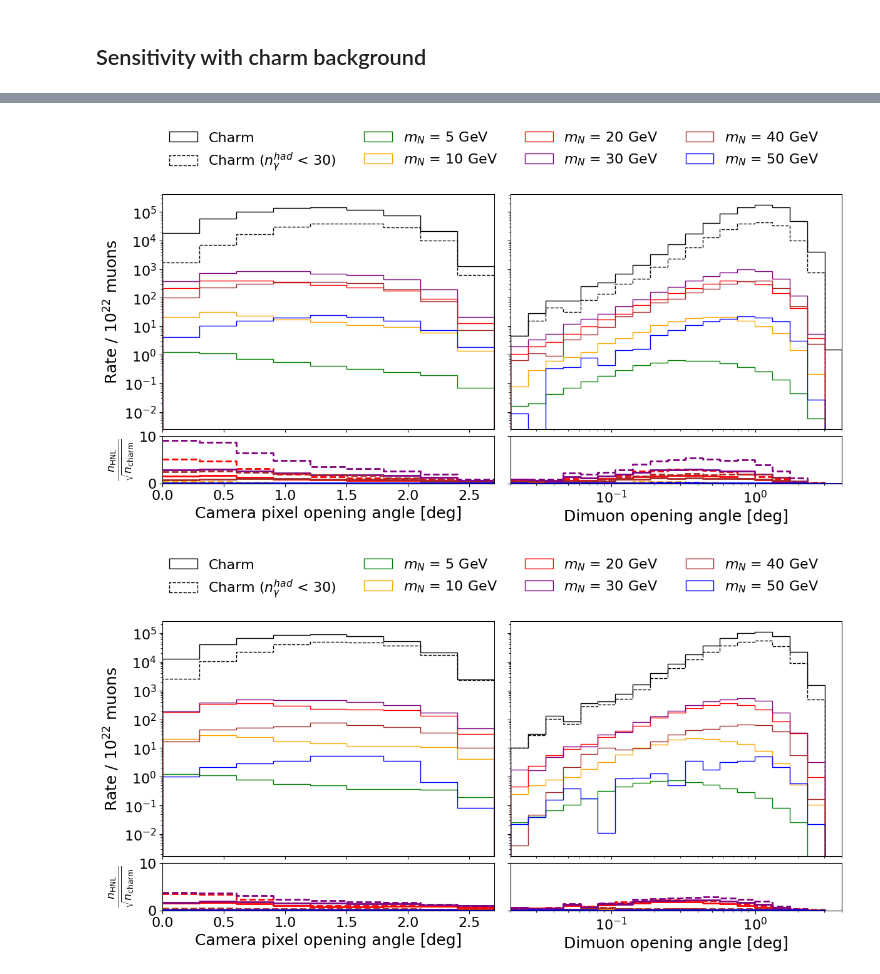
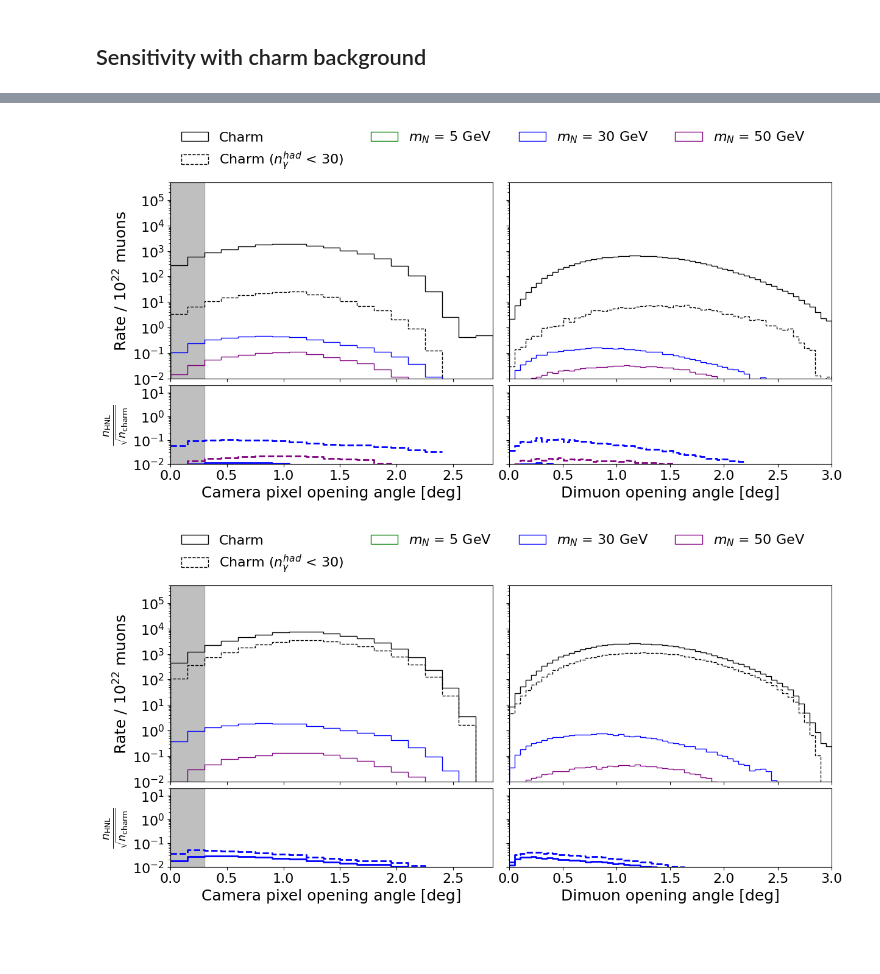
Before and after one commit to nickkamp1/NeutrinoFactoryHNL, a Jupyter notebook: Balloon.ipynb, the cells around one changed output, grey strips where cells are left out. Drawn from its saved outputs; the diff is of its cells as text; code cells hidden in the pictures; blank space fills up the shorter version.

```diff
--- a/Balloon.ipynb
+++ b/Balloon.ipynb
@@ -195,9 +195,9 @@ xs_data_interp = interp1d(xs_data[:, 0], xs_data[:, 1], kind='linear', fill_valu
 xs_correction_factor = lambda mN : xs_data_interp(mN) / (sigma(5000, mN, 1)/1e-40)
 # %%
 colors = ['green', 'orange', 'red']
-radial_cut = 25
+radial_cut = 0
 xs_corr_factor_flag = False
-use_bkg = True
+use_bkg = False
 
 from scipy.stats import poisson,norm
 
@@ -264,8 +264,8 @@ for _ax in ax:
     _ax.set_ylabel(r'$|U_\mu|^2$')
     _ax.set_xscale('log')
     _ax.set_yscale('log')
-    _ax.set_xlim(m_N_range_full[0], m_N_range_full[-1])
-    _ax.set_ylim(U2_range_full[0], U2_range_full[-1])
+    _ax.set_xlim(5,100)#m_N_range_full[0], m_N_range_full[-1])
+    _ax.set_ylim(1e-14,1e-11)#U2_range_full[0], U2_range_full[-1])
 plt.show()
 # %% [output]
 Saved keys: ['2_30.0_2.0', '2_30.0_5.0', '5_30.0_2.0', '5_30.0_5.0', '8_30.0_2.0', '8_30.0_5.0']
@@ -394,44 +442,51 @@ FileNotFoundError: [Errno 2] No such file or directory: 'data/muon_image_spread_
 # %%
 hnl_data = {}
-charm_data = {}
-masses = [5,10,20,30,40,50]
-colors = ['green', 'orange', 'red', 'purple', 'brown', 'blue']
+charm_data_scatter = {}
+charm_data_decay = {}
+masses = [5,30,50]
+colors = ['green', 'blue', 'purple']
 
-for det in [2,5,8]:
+for det in [2,5,8,11]:
     for mass in masses:
-        hnl_data[(det,mass)] = load_hnl(mass,file_tag="det%d_"%det)
-    charm_data[det] = load_charm(charm_dir = "data/scan_results_balloon_charm_det%d"%det)
+        hnl_data[(det,mass)] = load_hnl(mass,file_tag="det%d_R4_"%det, select_u2="", u2min=0.9e-12,u2max=1.1e-12)
+    charm_data_scatter[det] = load_charm(charm_dir = "data/scan_results_balloon_charm_det%d_R4"%det)
+    charm_data_decay[det] = load_charm(charm_dir = "data/scan_results_balloon_charm_decay_det%d_R4"%det)
 # %%
-op_true_bins = np.linspace(0,3,60,np.logspace(np.log10(0.02), np.log10(4.0), 20)   # deg
-op_reco_bins = np.arange(0,3,0.3)
-for det,ls in zip([2,5,8],['-','--',':']):
-    fig,ax = plt.subplots(2,2, figsize=(14,6), sharey="row", sharex="col", gridspec_kw={'width_ratios':[1,1],'height_ratios':[1,0.2]})
+op_true_bins = np.linspace(0,3,60)#,np.logspace(np.log10(0.02), np.log10(4.0), 20)   # deg
+op_reco_bins = np.arange(0,3,0.15)
+#op_true_bins = op_reco_bins
+charm_data = charm_data_scatter
+for det in [11,2,5,8]:
+    fig,ax = plt.subplots(2,2, figsize=(14,6), sharey="row", sharex="col", gridspec_kw={'width_ratios':[1,1],'height_ratios':[1,0.4]})
+    ax[0,0].fill_between([0.0,0.3],1e-2,5e5,color='gray',alpha=0.5)
+    ax[1,0].fill_between([0.0,0.3],1e-2,2e1,color='gray',alpha=0.5)
     plt.subplots_adjust(hspace=0.05,wspace=0.05)
     n_bkg_reco,_,_ = ax[0,0].hist(charm_data[det]["oncam_sep_deg"],bins=op_reco_bins,weights=charm_data[det]["weight"],color='black',histtype='step',label="Charm")
     n_bkg_reco_cut,_,_ = ax[0,0].hist(charm_data[det]["oncam_sep_deg"],bins=op_reco_bins,weights=charm_data[det]["weight"]*(charm_data[det]["had_photons"]<30),color='black',histtype='step',ls="--",label=r"Charm ($n_\gamma^{had}$ < 30)")
     n_bkg_true,_,_ = ax[0,1].hist(charm_data[det]["opening_deg"],bins=op_true_bins,weights=charm_data[det]["weight"],color='black',histtype='step')
     n_bkg_true_cut,_,_ = ax[0,1].hist(charm_data[det]["opening_deg"],bins=op_true_bins,weights=charm_data[det]["weight"]*(charm_data[det]["had_photons"]<30),color='black',histtype='step',ls="--")
     for mass,color in zip(masses,colors):
         n_sig_reco,_,_ = ax[0,0].hist(hnl_data[(det,mass)]["oncam_sep_deg"],bins=op_reco_bins,weights=hnl_data[(det,mass)]["weight"],color=color,histtype='step',label=r"$m_N$ = %d GeV"%mass)
         n_sig_true,_,_ = ax[0,1].hist(hnl_data[(det,mass)]["opening_deg"],bins=op_true_bins,weights=hnl_data[(det,mass)]["weight"],color=color,histtype='step',label=r"$m_N$ = %d GeV"%mass)
         ax[1,0].step(op_reco_bins,np.append(n_sig_reco/np.sqrt(n_bkg_reco),0),where='post',color=color)
         ax[1,1].step(op_true_bins,np.append(n_sig_true/np.sqrt(n_bkg_true),0),where='post',color=color)
         ax[1,0].step(op_reco_bins,np.append(n_sig_reco/np.sqrt(n_bkg_reco_cut),0),where='post',color=color,ls="--")
         ax[1,1].step(op_true_bins,np.append(n_sig_true/np.sqrt(n_bkg_true_cut),0),where='post',color=color,ls="--")
     ax[0,0].semilogy()
+    ax[0,0].set_ylim(1e-2,5e5)
     ax[0,0].set_ylabel("Rate / $10^{22}$ muons")
-    ax[0,1].loglog()
+    ax[0,1].semilogy()
     ax[1,0].set_ylabel(r"$\frac{n_{\rm HNL}}{\sqrt{n_{\rm charm}}}$")
-    #ax[1,0].semilogy()
-    ax[1,0].grid(True,axis='y')
+    ax[1,0].semilogy()
+    #ax[1,0].grid(True,axis='y')
     ax[1,0].set_xlim(op_reco_bins[0],op_reco_bins[-1])
-    ax[1,0].set_ylim(0,10)
+    ax[1,0].set_ylim(1e-2,2e1)
     ax[1,0].set_xlabel("Camera pixel opening angle [deg]")
-    ax[1,1].grid(True,axis='y')
+    #ax[1,1].grid(True,axis='y')
     ax[1,1].set_xlim(op_true_bins[0],op_true_bins[-1])
     ax[1,1].set_xlabel("Dimuon opening angle [deg]")
     ax[0,0].legend(ncol=4,bbox_to_anchor=(1,1.3), loc='upper center', borderaxespad=0.1)
     plt.show()
 # %% [output]
-[figure, old version]
+[figure, new version]
-[figure, old version]
+[figure, new version]
```
Also changed, not shown: parts of 15 cells of this notebook, 14 other files.
